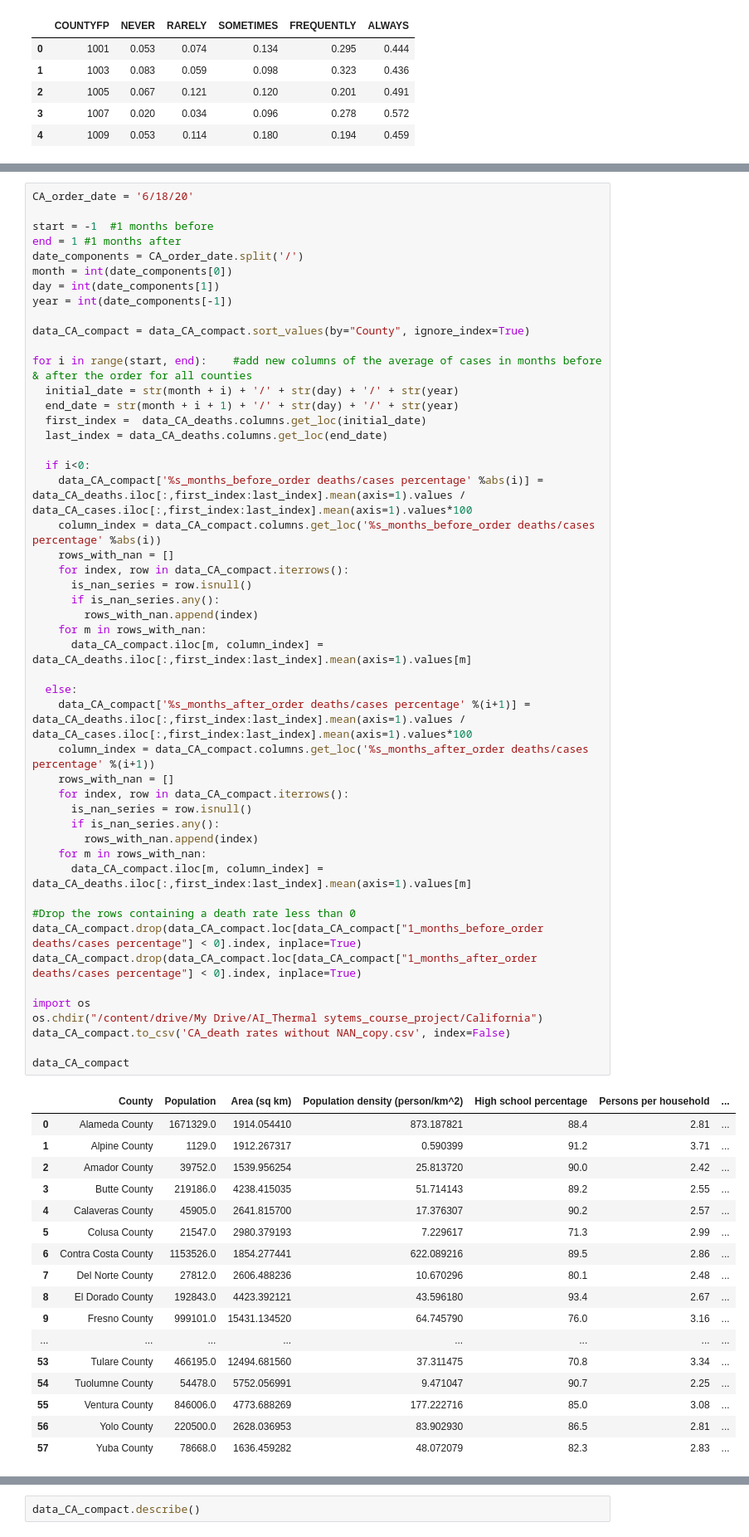
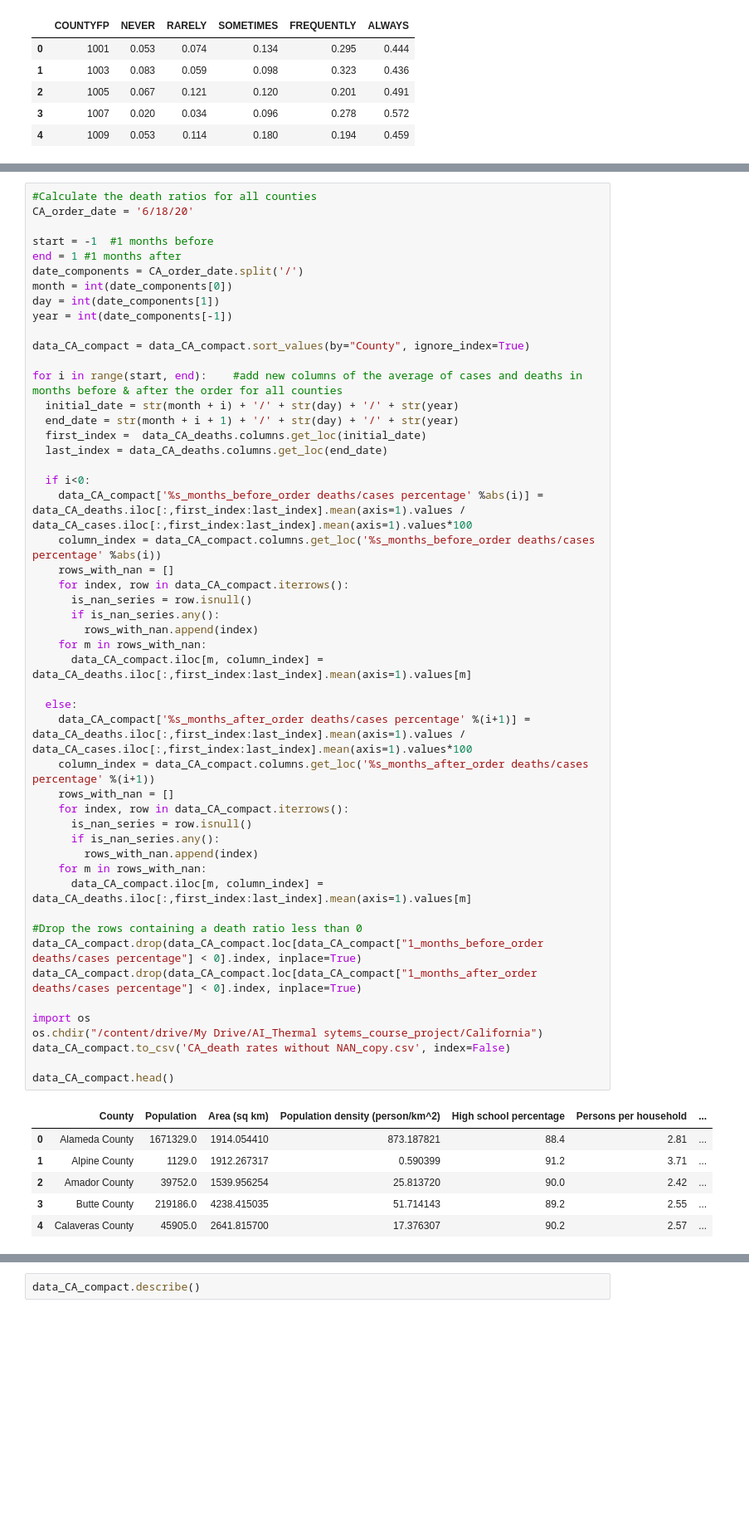
Before and after one commit to alilafzi/Coronavirus, a Jupyter notebook: California.ipynb, the cells around one changed output, grey strips where cells are left out. Shown: that part at 83% size. Saved outputs shown, nothing was run; the diff lists cells and outputs as text; blank space fills up the shorter version.

```diff
--- a/California.ipynb
+++ b/California.ipynb
@@ -414,4 +312,5 @@ data_CA_compact
 # %%
+#Calculate the death ratios for all counties
 CA_order_date = '6/18/20'
 
 start = -1  #1 months before
@@ -423,7 +322,7 @@ year = int(date_components[-1])
 
 data_CA_compact = data_CA_compact.sort_values(by="County", ignore_index=True)
 
-for i in range(start, end):    #add new columns of the average of cases in months before & after the order for all counties
+for i in range(start, end):    #add new columns of the average of cases and deaths in months before & after the order for all counties
   initial_date = str(month + i) + '/' + str(day) + '/' + str(year)
   end_date = str(month + i + 1) + '/' + str(day) + '/' + str(year)
   first_index =  data_CA_deaths.columns.get_loc(initial_date)
@@ -438,46 +337,35 @@ for i in range(start, end):    #add new columns of the average of cases in month
       if is_nan_series.any():
         rows_with_nan.append(index)
     for m in rows_with_nan:
       data_CA_compact.iloc[m, column_index] = data_CA_deaths.iloc[:,first_index:last_index].mean(axis=1).values[m]
 
   else:
     data_CA_compact['%s_months_after_order deaths/cases percentage' %(i+1)] = data_CA_deaths.iloc[:,first_index:last_index].mean(axis=1).values / data_CA_cases.iloc[:,first_index:last_index].mean(axis=1).values*100
     column_index = data_CA_compact.columns.get_loc('%s_months_after_order deaths/cases percentage' %(i+1))
     rows_with_nan = []
     for index, row in data_CA_compact.iterrows():
       is_nan_series = row.isnull()
       if is_nan_series.any():
         rows_with_nan.append(index)
     for m in rows_with_nan:
       data_CA_compact.iloc[m, column_index] = data_CA_deaths.iloc[:,first_index:last_index].mean(axis=1).values[m]
 
-#Drop the rows containing a death rate less than 0
+#Drop the rows containing a death ratio less than 0
 data_CA_compact.drop(data_CA_compact.loc[data_CA_compact["1_months_before_order deaths/cases percentage"] < 0].index, inplace=True)
 data_CA_compact.drop(data_CA_compact.loc[data_CA_compact["1_months_after_order deaths/cases percentage"] < 0].index, inplace=True)
 
 import os
 os.chdir("/content/drive/My Drive/AI_Thermal sytems_course_project/California")
 data_CA_compact.to_csv('CA_death rates without NAN_copy.csv', index=False)
 
-data_CA_compact
+data_CA_compact.head()
 # %% [output]
 |  | County | Population | Area (sq km) | Population density (person/km^2) | High school percentage | Persons per household | ... |
 | 0 | Alameda County | 1671329.0 | 1914.054410 | 873.187821 | 88.4 | 2.81 | ... |
 | 1 | Alpine County | 1129.0 | 1912.267317 | 0.590399 | 91.2 | 3.71 | ... |
 | 2 | Amador County | 39752.0 | 1539.956254 | 25.813720 | 90.0 | 2.42 | ... |
 | 3 | Butte County | 219186.0 | 4238.415035 | 51.714143 | 89.2 | 2.55 | ... |
 | 4 | Calaveras County | 45905.0 | 2641.815700 | 17.376307 | 90.2 | 2.57 | ... |
-| 5 | Colusa County | 21547.0 | 2980.379193 | 7.229617 | 71.3 | 2.99 | ... |
-| 6 | Contra Costa County | 1153526.0 | 1854.277441 | 622.089216 | 89.5 | 2.86 | ... |
-| 7 | Del Norte County | 27812.0 | 2606.488236 | 10.670296 | 80.1 | 2.48 | ... |
-| 8 | El Dorado County | 192843.0 | 4423.392121 | 43.596180 | 93.4 | 2.67 | ... |
-| 9 | Fresno County | 999101.0 | 15431.134520 | 64.745790 | 76.0 | 3.16 | ... |
-| ... | ... | ... | ... | ... | ... | ... | ... |
-| 53 | Tulare County | 466195.0 | 12494.681560 | 37.311475 | 70.8 | 3.34 | ... |
-| 54 | Tuolumne County | 54478.0 | 5752.056991 | 9.471047 | 90.7 | 2.25 | ... |
-| 55 | Ventura County | 846006.0 | 4773.688269 | 177.222716 | 85.0 | 3.08 | ... |
-| 56 | Yolo County | 220500.0 | 2628.036953 | 83.902930 | 86.5 | 2.81 | ... |
-| 57 | Yuba County | 78668.0 | 1636.459282 | 48.072079 | 82.3 | 2.83 | ... |
 # %%
 CA_all_death_rates_one_month_before_order = np.sum(data_CA_compact['1_months_before_order deaths/cases percentage'].values)
 CA_all_death_rates_one_month_after_order = np.sum(data_CA_compact['1_months_after_order deaths/cases percentage'].values)
```
Also changed, not shown: parts of 16 cells of this notebook, 3 other files.
